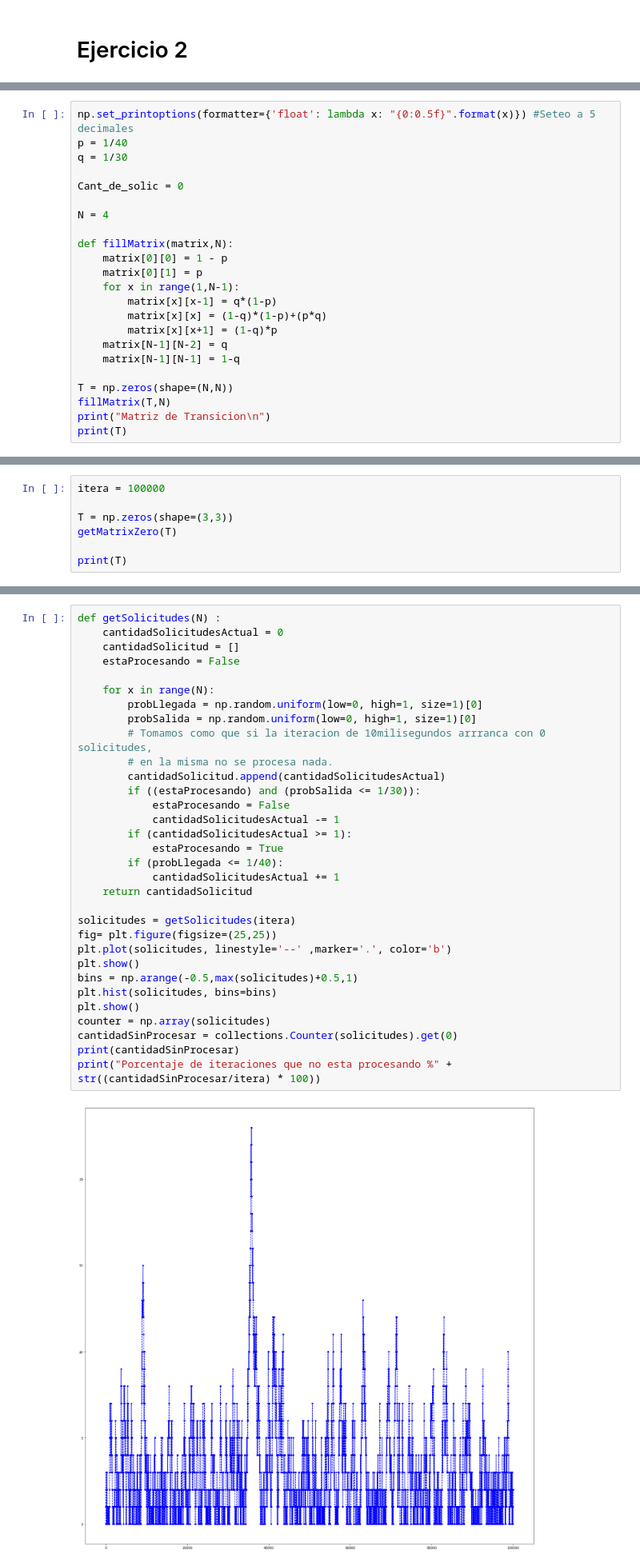
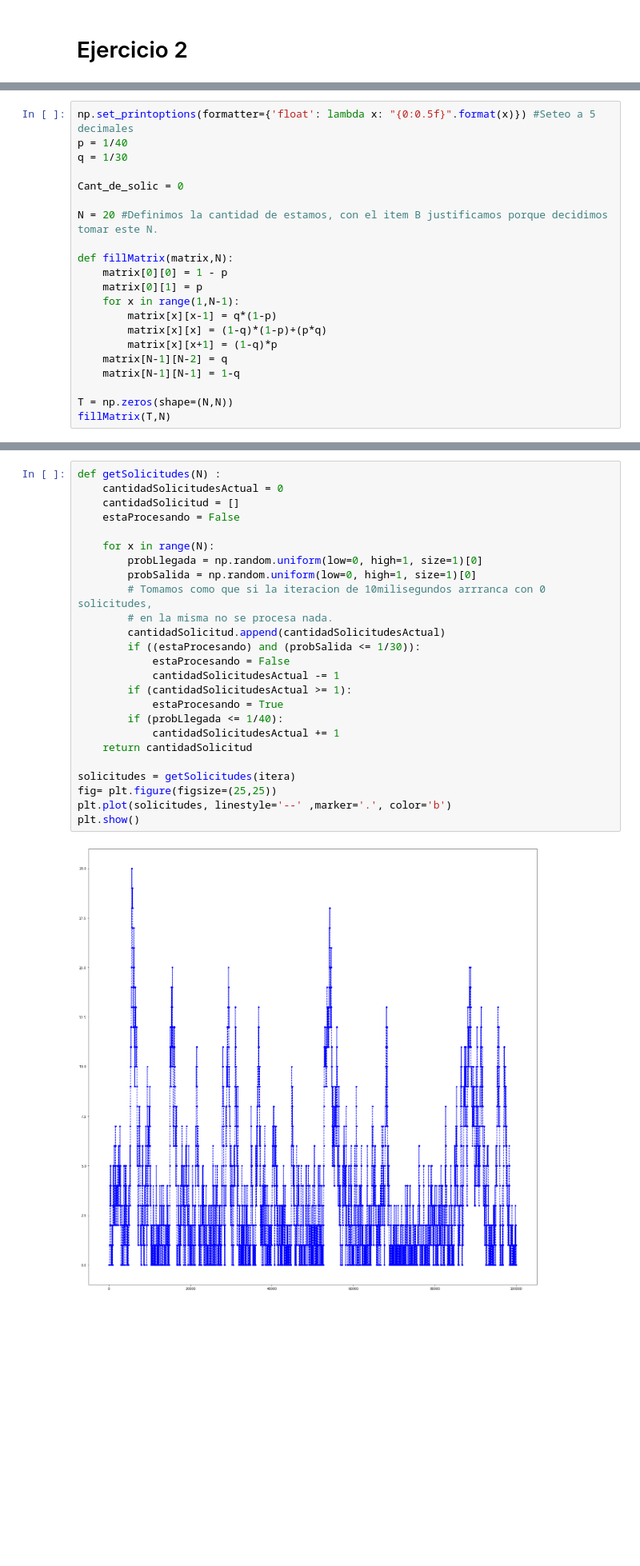
Before and after one commit to jowisaidman/SimulacionTp2, a Jupyter notebook: Ejercicio2.ipynb, the cells around one changed output, grey strips where cells are left out. Shown at 80% size. Drawn from its saved outputs; the diff is of its cells as text; blank space fills up the shorter version.

```diff
--- a/Ejercicio2.ipynb
+++ b/Ejercicio2.ipynb
@@ -19,7 +21,7 @@ q = 1/30
 
 Cant_de_solic = 0
 
-N = 4
+N = 20 #Definimos la cantidad de estamos, con el item B justificamos porque decidimos tomar este N.
 
 def fillMatrix(matrix,N):
     matrix[0][0] = 1 - p
@@ -33,5 +35,3 @@ def fillMatrix(matrix,N):
 
 T = np.zeros(shape=(N,N))
 fillMatrix(T,N)
-print("Matriz de Transicion\n")
-print(T)
@@ -52,7 +39,0 @@ def getMatrixZero(matrix):
-# %%
-itera = 100000
-
-T = np.zeros(shape=(3,3))
-getMatrixZero(T)
-
-print(T)
@@ -63,34 +40,27 @@ print(T)
 # %%
 def getSolicitudes(N) :
     cantidadSolicitudesActual = 0
     cantidadSolicitud = []
     estaProcesando = False
 
     for x in range(N):
         probLlegada = np.random.uniform(low=0, high=1, size=1)[0]
         probSalida = np.random.uniform(low=0, high=1, size=1)[0]
         # Tomamos como que si la iteracion de 10milisegundos arrranca con 0 solicitudes,
         # en la misma no se procesa nada.
         cantidadSolicitud.append(cantidadSolicitudesActual)
         if ((estaProcesando) and (probSalida <= 1/30)):
             estaProcesando = False
             cantidadSolicitudesActual -= 1
         if (cantidadSolicitudesActual >= 1):
             estaProcesando = True
         if (probLlegada <= 1/40):
             cantidadSolicitudesActual += 1
     return cantidadSolicitud
 
 solicitudes = getSolicitudes(itera)
 fig= plt.figure(figsize=(25,25))
 plt.plot(solicitudes, linestyle='--' ,marker='.', color='b')
 plt.show()
-bins = np.arange(-0.5,max(solicitudes)+0.5,1)
-plt.hist(solicitudes, bins=bins)
-plt.show()
-counter = np.array(solicitudes)
-cantidadSinProcesar = collections.Counter(solicitudes).get(0)
-print(cantidadSinProcesar)
-print("Porcentaje de iteraciones que no esta procesando %" + str((cantidadSinProcesar/itera) * 100))
 # %% [output]
-[figure, old version]
+[figure, new version]
```
Also changed, not shown: parts of 13 cells of this notebook.
